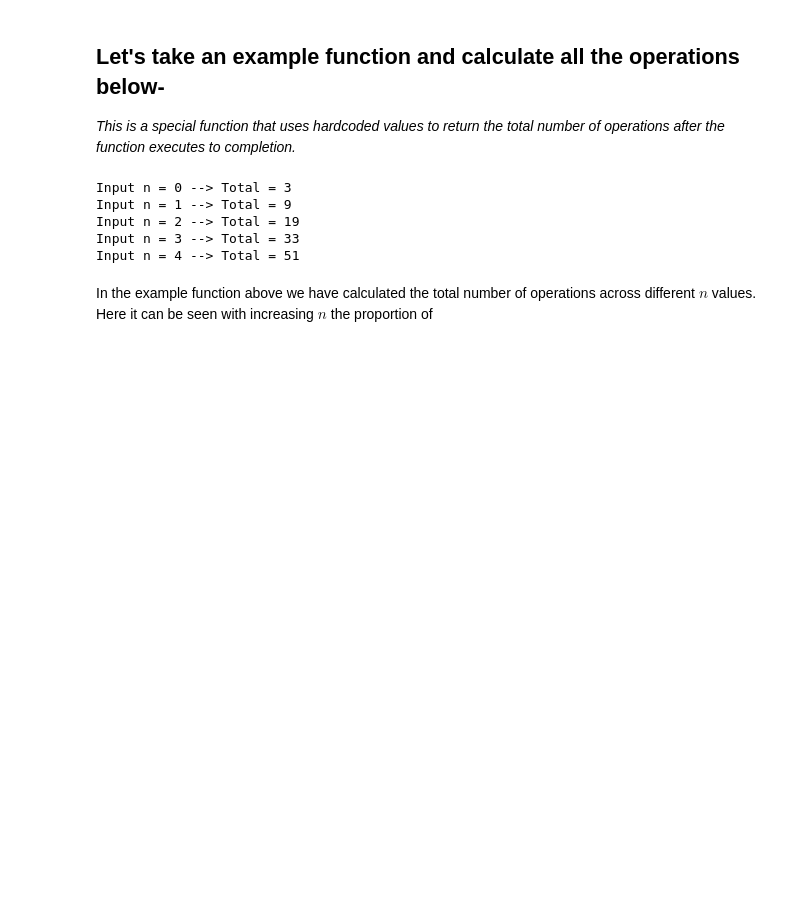
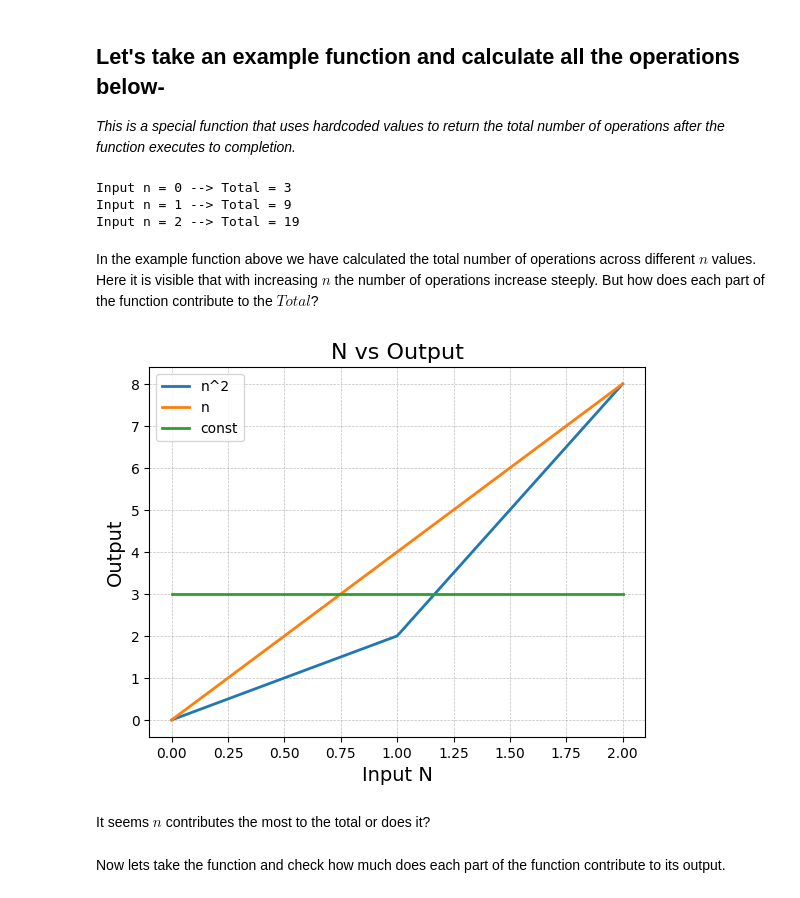
Before and after one commit to pareshrchaudhary/numericalmethods, a Jupyter notebook: Complexity.ipynb, the cells around one changed output. Saved outputs shown, nothing was run; the diff lists cells and outputs as text; code cells hidden in the pictures; blank space fills up the shorter version.

```diff
--- a/Complexity.ipynb
+++ b/Complexity.ipynb
@@ -42,18 +42,36 @@ def f(n):
 
   return counter1, counter2, counter3
 # %%
-total_list = np.zeros([5, 4])
+n = 3
+total_list = np.zeros([n, 4])
 
-for i in range(0, 5):
+for i in range(0, n):
     term1, term2, term3 = f(i)
     total = term1 + term2 + term3
     print("Input n = {} --> Total = {}".format(i, total))
-    total_list[i] = total, term1, term2, term3
+    total_list[i] = int(total), int(term1), int(term2), int(term3)
 # %% [output]
 Input n = 0 --> Total = 3
 Input n = 1 --> Total = 9
 Input n = 2 --> Total = 19
-Input n = 3 --> Total = 33
-Input n = 4 --> Total = 51
 # %% [markdown]
-In the example function above we have calculated the total number of operations across different $n$ values. Here it can be seen with increasing $n$ the proportion of
+In the example function above we have calculated the total number of operations across different $n$ values. Here it is visible that with increasing $n$ the number of operations increase steeply. But how does each part of the function contribute to the $Total$?
+# %%
+x = range(0, n)
+
+plt.plot(x, total_list[:,1], linewidth=2, label='n^2')
+plt.plot(x, total_list[:,2], linewidth=2, label='n')
+plt.plot(x, total_list[:,3], linewidth=2, label='const')
+
+plt.xlabel('Input N', fontsize=14)
+plt.ylabel('Output', fontsize=14)
+plt.title('N vs Output', fontsize=16)
+plt.grid(True, linestyle='--', linewidth=0.5, color='gray', alpha=0.5)
+plt.legend()
+plt.show()
+# %% [output]
+[figure, added]
+# %% [markdown]
+It seems $n$ contributes the most to the total or does it?
+# %% [markdown]
+Now lets take the function and check how much does each part of the function contribute to its output.
```
Also changed, not shown: parts of 16 cells of this notebook.
